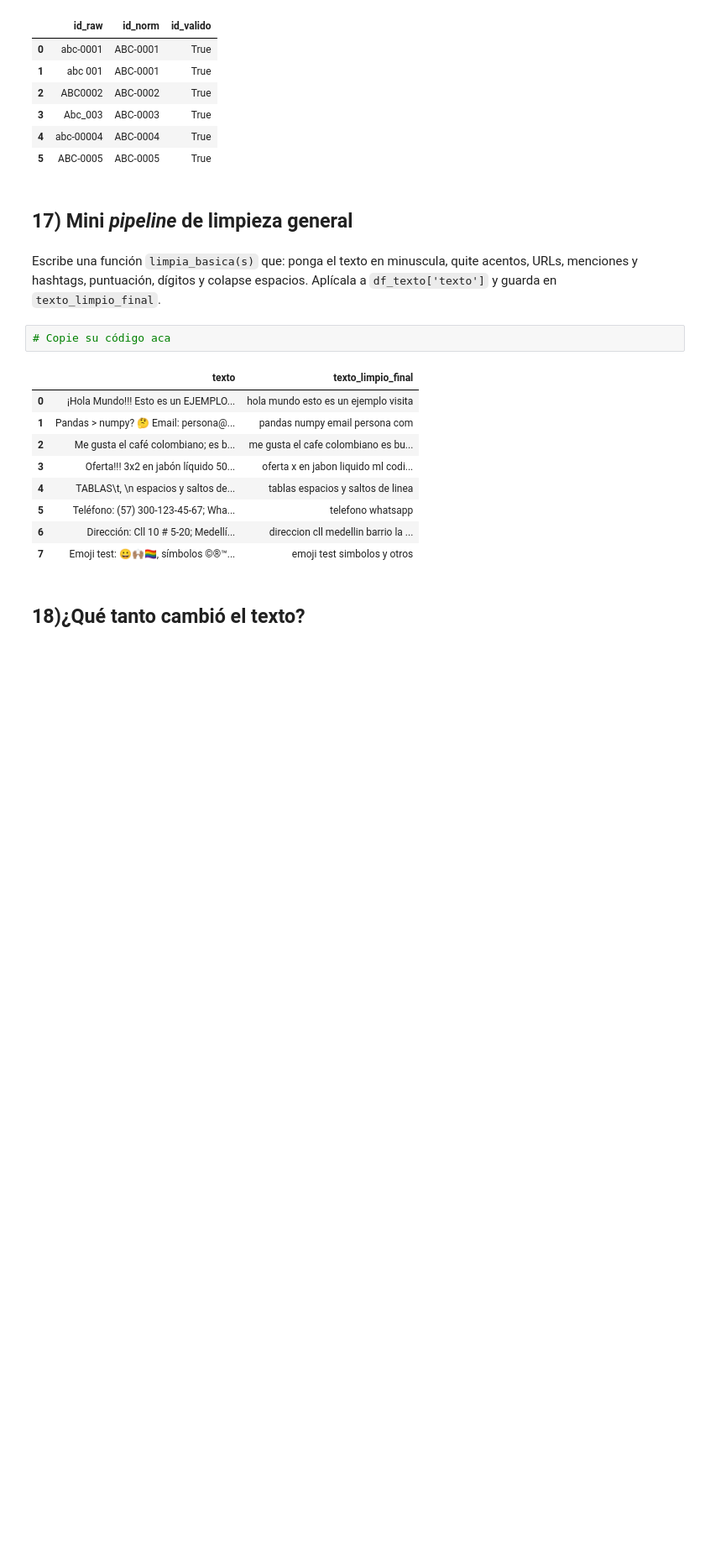
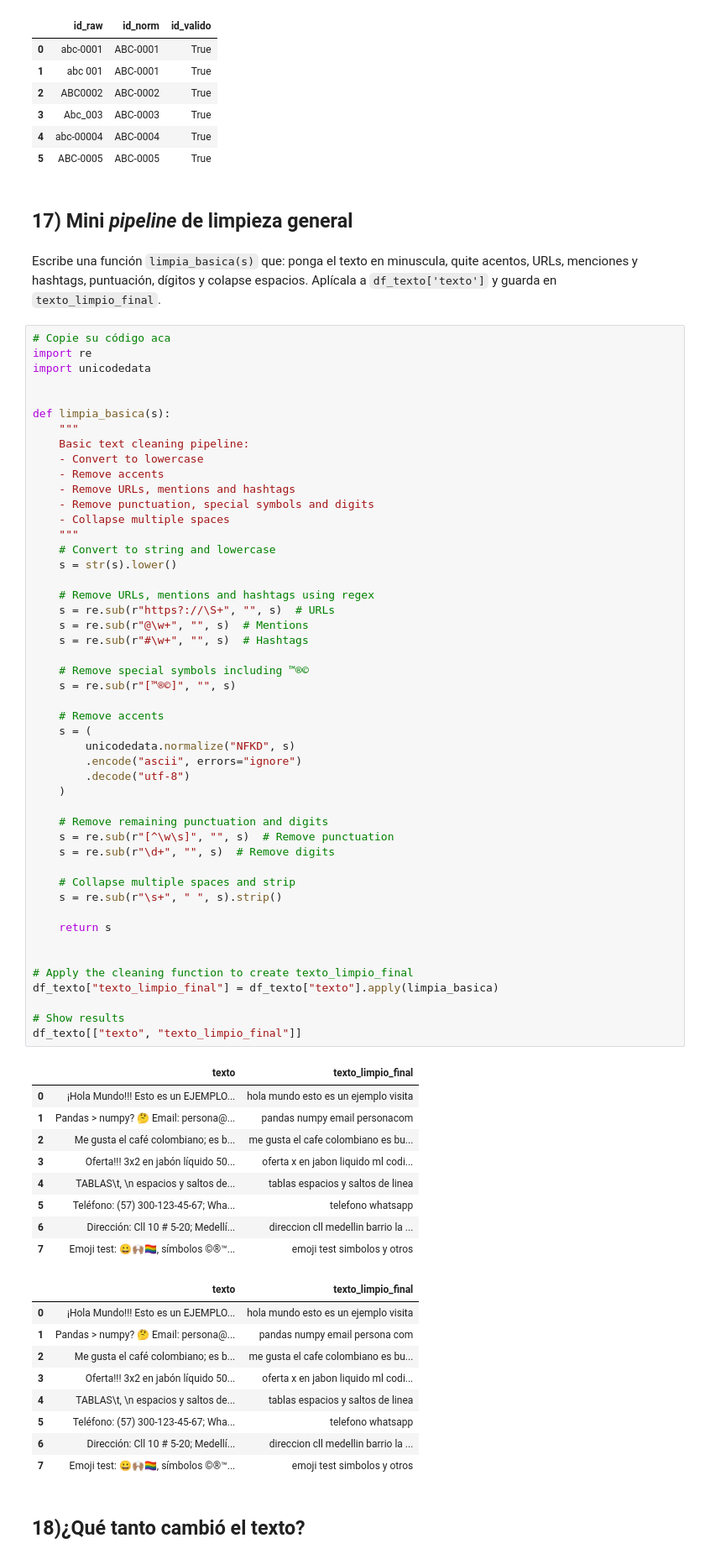
Before and after one commit to karenmejia/modulo_nlp_upb, a Jupyter notebook: notebooks/Practica_Limpieza_Texto.ipynb, the cells around one changed output. Shown at 84% size. Saved outputs shown, nothing was run; the diff lists cells and outputs as text; blank space fills up the shorter version.

```diff
--- a/notebooks/Practica_Limpieza_Texto.ipynb
+++ b/notebooks/Practica_Limpieza_Texto.ipynb
@@ -612,6 +816,62 @@ En el DataFrame `df_personas`, a partir de `id_raw`, crea la columna `id_norm` c
 Escribe una función `limpia_basica(s)` que: ponga el texto en minuscula, quite acentos, URLs, menciones y hashtags, puntuación, dígitos y colapse espacios. Aplícala a `df_texto['texto']` y guarda en `texto_limpio_final`.
 # %%
 # Copie su código aca
+import re
+import unicodedata
+
+
+def limpia_basica(s):
+    """
+    Basic text cleaning pipeline:
+    - Convert to lowercase
+    - Remove accents
+    - Remove URLs, mentions and hashtags
+    - Remove punctuation, special symbols and digits
+    - Collapse multiple spaces
+    """
+    # Convert to string and lowercase
+    s = str(s).lower()
+
+    # Remove URLs, mentions and hashtags using regex
+    s = re.sub(r"https?://\S+", "", s)  # URLs
+    s = re.sub(r"@\w+", "", s)  # Mentions
+    s = re.sub(r"#\w+", "", s)  # Hashtags
+
+    # Remove special symbols including ™®©
+    s = re.sub(r"[™®©]", "", s)
+
+    # Remove accents
+    s = (
+        unicodedata.normalize("NFKD", s)
+        .encode("ascii", errors="ignore")
+        .decode("utf-8")
+    )
+
+    # Remove remaining punctuation and digits
+    s = re.sub(r"[^\w\s]", "", s)  # Remove punctuation
+    s = re.sub(r"\d+", "", s)  # Remove digits
+
+    # Collapse multiple spaces and strip
+    s = re.sub(r"\s+", " ", s).strip()
+
+    return s
+
+
+# Apply the cleaning function to create texto_limpio_final
+df_texto["texto_limpio_final"] = df_texto["texto"].apply(limpia_basica)
+
+# Show results
+df_texto[["texto", "texto_limpio_final"]]
+# %% [output]
+|  | texto | texto_limpio_final |
+| 0 | ¡Hola Mundo!!! Esto es un EJEMPLO... | hola mundo esto es un ejemplo visita |
+| 1 | Pandas > numpy? 🤔 Email: persona@... | pandas numpy email personacom |
+| 2 | Me gusta el café colombiano; es b... | me gusta el cafe colombiano es bu... |
+| 3 | Oferta!!! 3x2 en jabón líquido 50... | oferta x en jabon liquido ml codi... |
+| 4 | TABLAS\t, \n espacios y saltos de... | tablas espacios y saltos de linea |
+| 5 | Teléfono: (57) 300-123-45-67; Wha... | telefono whatsapp |
+| 6 | Dirección: Cll 10 # 5-20; Medellí... | direccion cll medellin barrio la ... |
+| 7 | Emoji test: 😀🙌🏽🏳️‍🌈, símbolos ©®™... | emoji test simbolos y otros |
 # %%
 # %% [output]
 |  | texto | texto_limpio_final |
```
Also changed, not shown: parts of 9 cells of this notebook.
